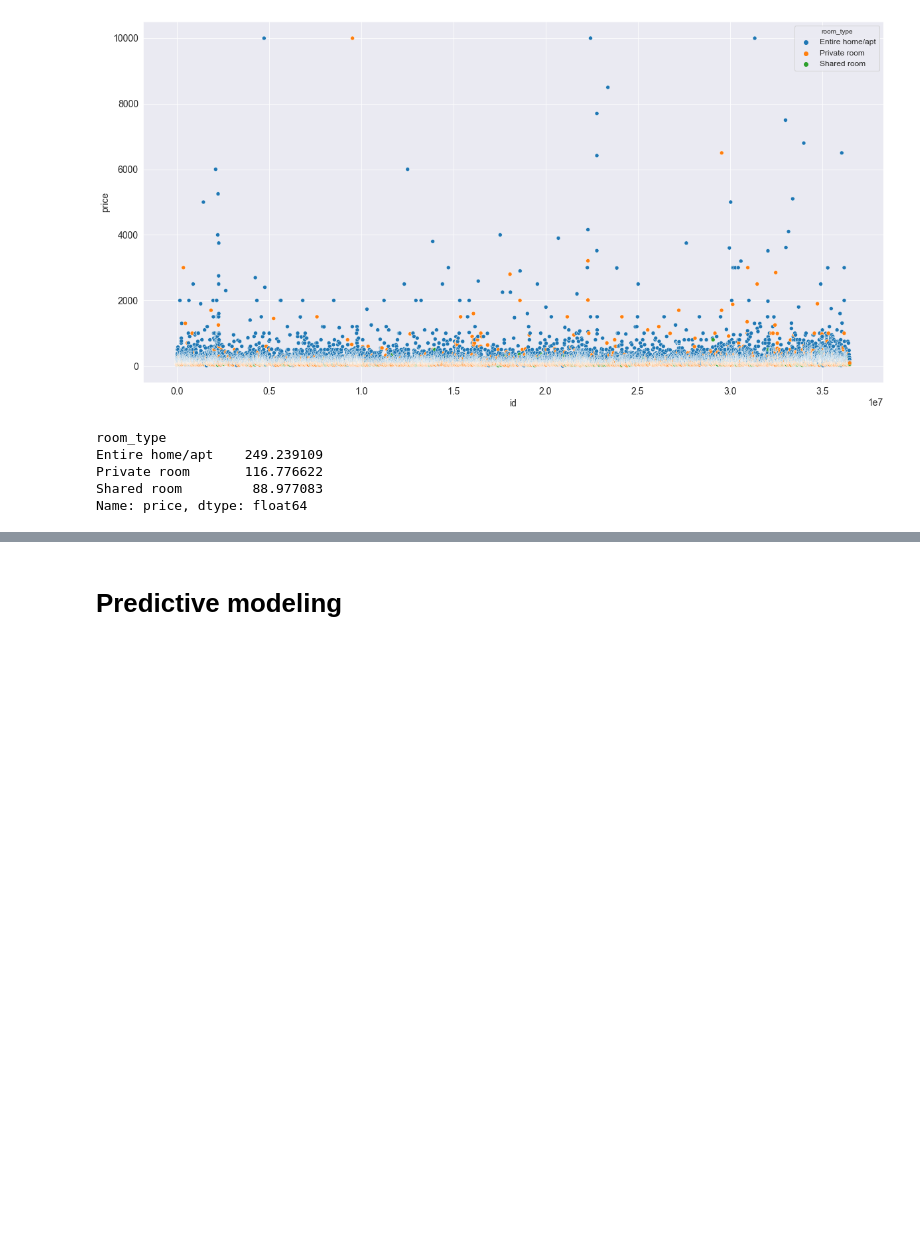
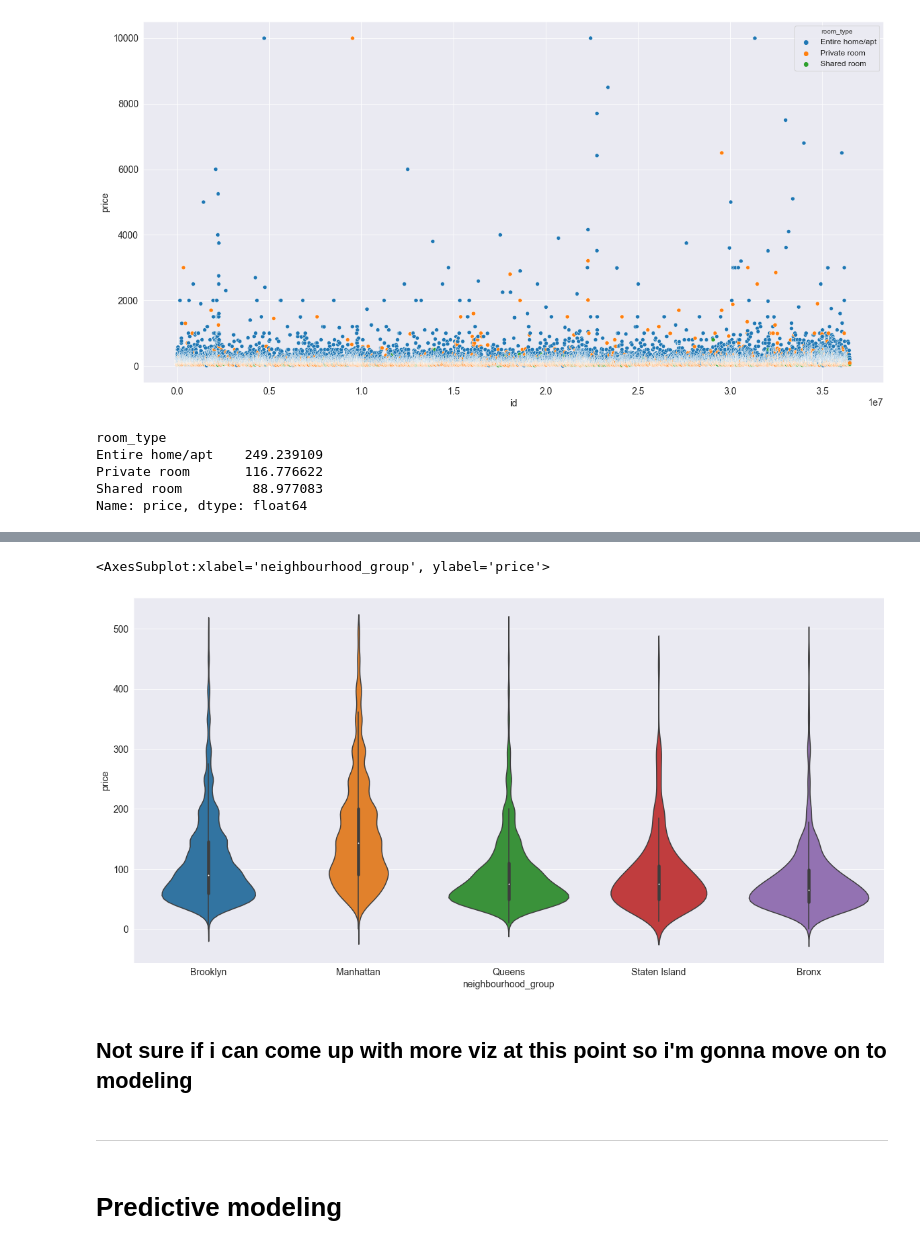
Before and after one commit to Beomus/datathon, a Jupyter notebook: nyc_airbnb/ny_airbnb.ipynb, the cells around one changed output, grey strips where cells are left out. Saved outputs shown, nothing was run; the diff lists cells and outputs as text; code cells hidden in the pictures; blank space fills up the shorter version.

```diff
--- a/nyc_airbnb/ny_airbnb.ipynb
+++ b/nyc_airbnb/ny_airbnb.ipynb
@@ -153,2 +164,11 @@ Name: price, dtype: float64
+# %%
+sns.violinplot(data=ab[ab['price'] < 500], x='neighbourhood_group', y='price')
+# %% [output]
+<AxesSubplot:xlabel='neighbourhood_group', ylabel='price'>
+[figure, added]
+# %% [markdown]
+## Not sure if i can come up with more viz at this point so i'm gonna move on to modeling
+# %% [markdown]
+---
 # %% [markdown]
 # Predictive modeling
```
Also changed, not shown: parts of 43 cells of this notebook.
